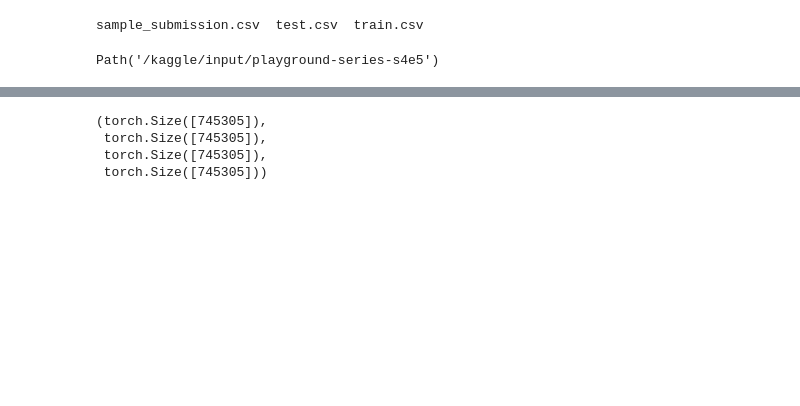
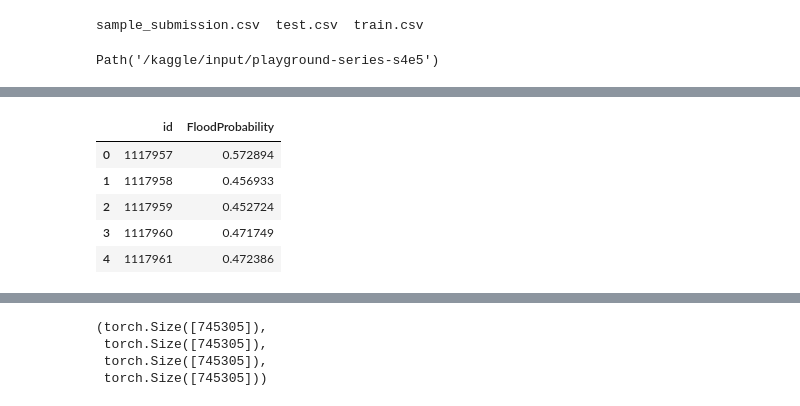
Before and after one commit to rubanzasilva/flood_prediction, a Jupyter notebook: s04e05-fastai.ipynb, the cells around one changed output, grey strips where cells are left out. Drawn from its saved outputs; the diff is of its cells as text; code cells hidden in the pictures; blank space fills up the shorter version.

```diff
--- a/s04e05-fastai.ipynb
+++ b/s04e05-fastai.ipynb
@@ -176,0 +218,10 @@ r2_score(y_test,nn_preds_x)
+# %%
+submission = pd.read_csv('submission.csv')
+submission.head()
+# %% [output]
+|  | id | FloodProbability |
+| 0 | 1117957 | 0.572894 |
+| 1 | 1117958 | 0.456933 |
+| 2 | 1117959 | 0.452724 |
+| 3 | 1117960 | 0.471749 |
+| 4 | 1117961 | 0.472386 |
```
Also changed, not shown: parts of 60 cells of this notebook.
